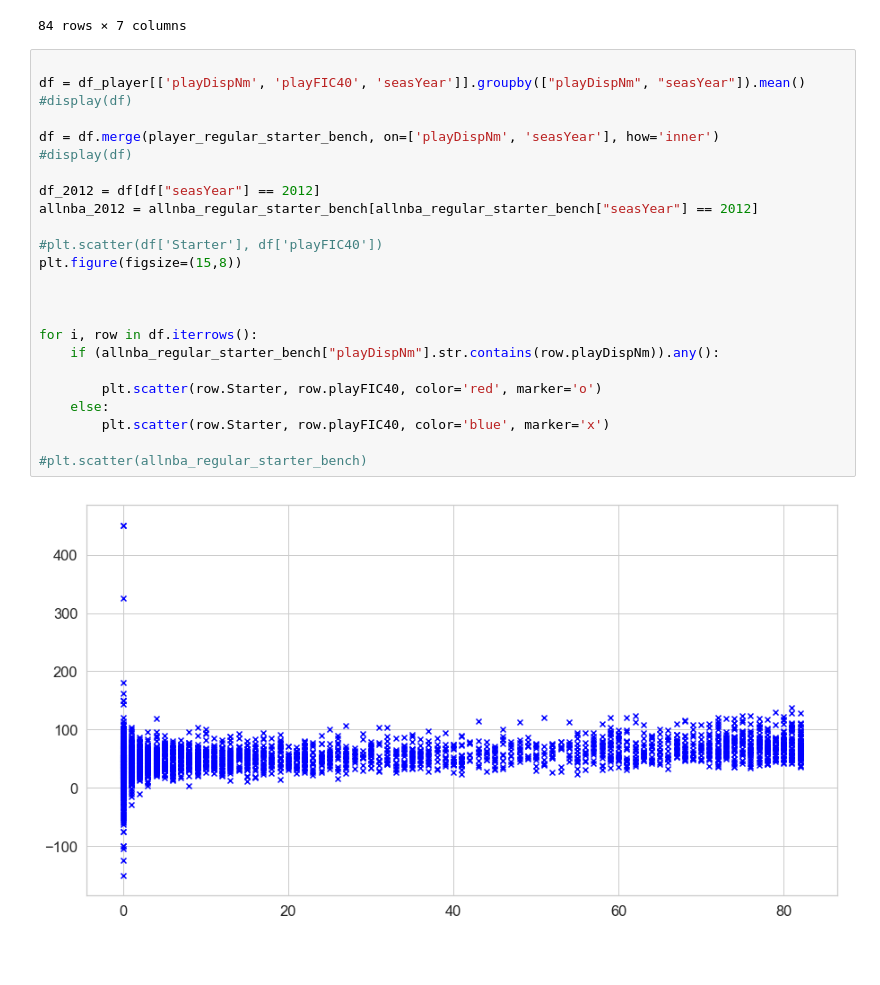
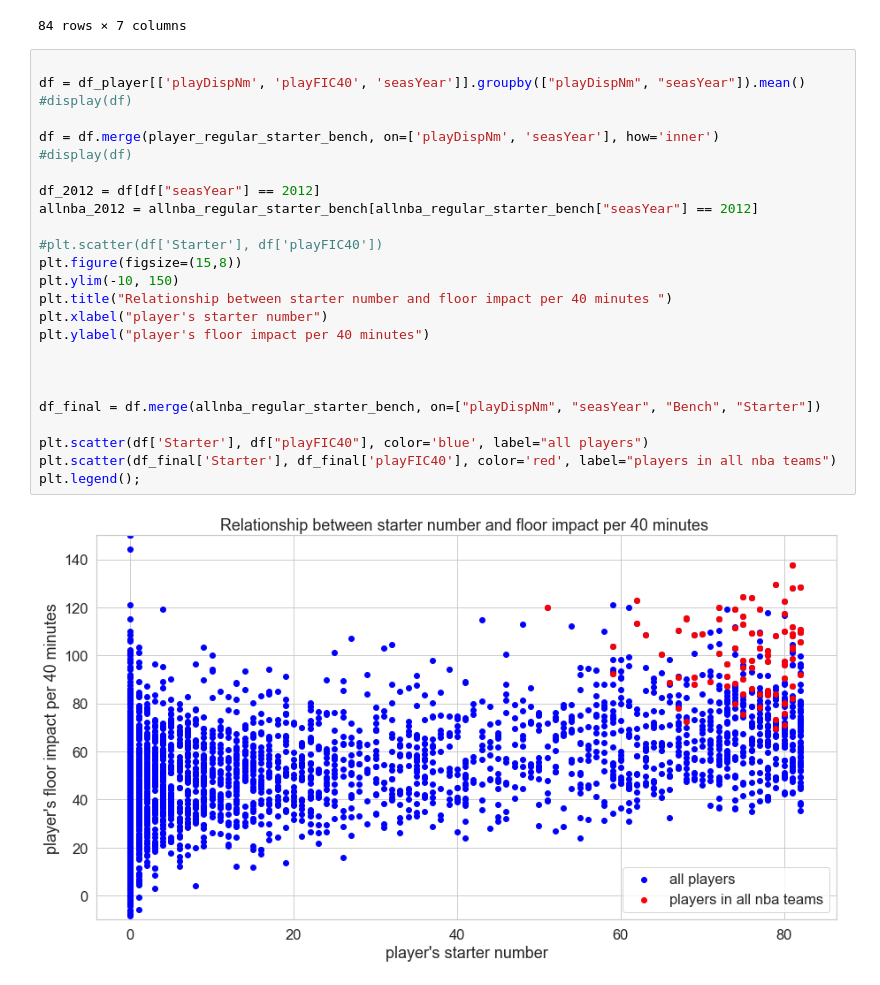
Before and after one commit to soraproducer/Data-200-Final-Project, a Jupyter notebook: final_project.ipynb, the cells around one changed output. Drawn from its saved outputs; the diff is of its cells as text; blank space fills up the shorter version.

Commit message:
first visual done

```diff
--- a/final_project.ipynb
+++ b/final_project.ipynb
@@ -143,26 +143,27 @@ allnba_regular_starter_bench
 # %%
 
 df = df_player[['playDispNm', 'playFIC40', 'seasYear']].groupby(["playDispNm", "seasYear"]).mean()
 #display(df)
 
 df = df.merge(player_regular_starter_bench, on=['playDispNm', 'seasYear'], how='inner')
 #display(df)
 
 df_2012 = df[df["seasYear"] == 2012]
 allnba_2012 = allnba_regular_starter_bench[allnba_regular_starter_bench["seasYear"] == 2012]
 
 #plt.scatter(df['Starter'], df['playFIC40'])
 plt.figure(figsize=(15,8))
+plt.ylim(-10, 150)
+plt.title("Relationship between starter number and floor impact per 40 minutes ")
+plt.xlabel("player's starter number")
+plt.ylabel("player's floor impact per 40 minutes")
 
 
 
-for i, row in df.iterrows():
-    if (allnba_regular_starter_bench["playDispNm"].str.contains(row.playDispNm)).any():
+df_final = df.merge(allnba_regular_starter_bench, on=["playDispNm", "seasYear", "Bench", "Starter"])
 
-        plt.scatter(row.Starter, row.playFIC40, color='red', marker='o')
-    else:
-        plt.scatter(row.Starter, row.playFIC40, color='blue', marker='x')
-
-#plt.scatter(allnba_regular_starter_bench)
+plt.scatter(df['Starter'], df["playFIC40"], color='blue', label="all players")
+plt.scatter(df_final['Starter'], df_final['playFIC40'], color='red', label="players in all nba teams")
+plt.legend();
 # %% [output]
-[figure, old version]
+[figure, new version]
```
Also changed, not shown: parts of 1 cell of this notebook.
